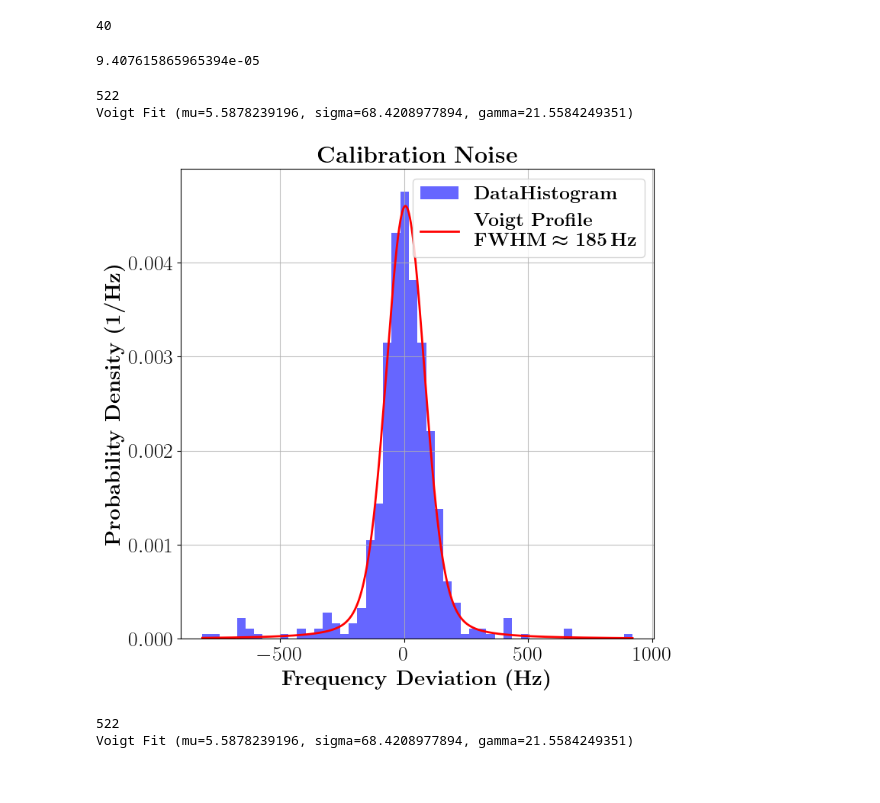
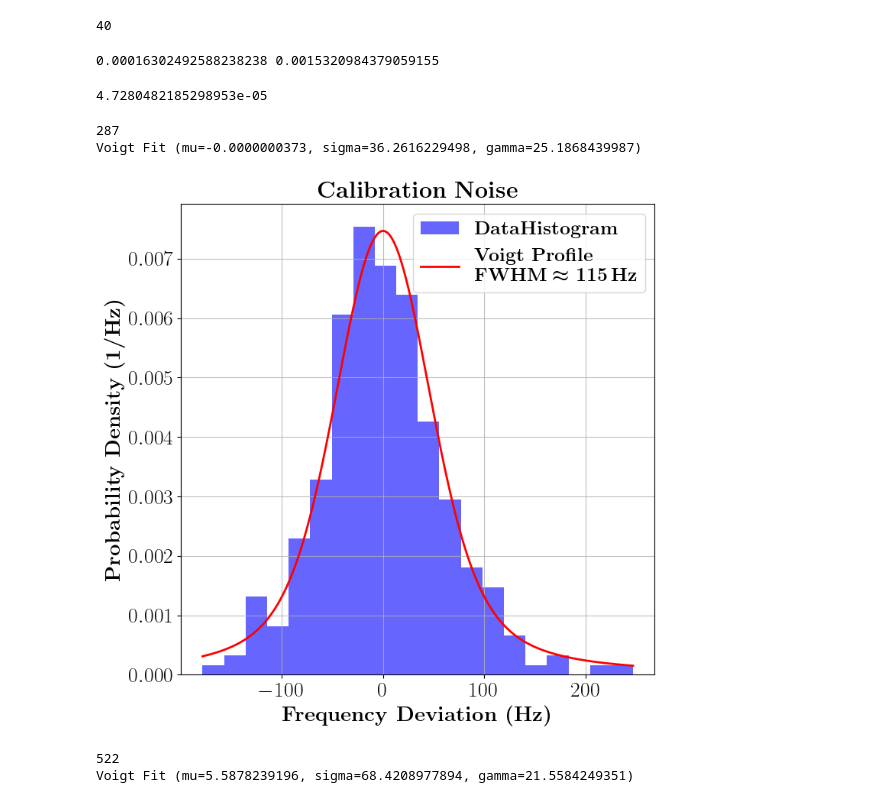
Before and after one commit to GauravTathed/PhD_python_scripts, a Jupyter notebook: Calibration_data_analysis/2pt_cali_analysis.ipynb, the cells around one changed output. Saved outputs shown, nothing was run; the diff lists cells and outputs as text; code cells hidden in the pictures.

```diff
--- a/Calibration_data_analysis/2pt_cali_analysis.ipynb
+++ b/Calibration_data_analysis/2pt_cali_analysis.ipynb
@@ -54,11 +54,11 @@ import matplotlib.pyplot as plt
 from datetime import datetime
 import numpy as np
 # Define the folder containing the files
-folder_path = "Z:\\Lab Data\\D52_Calibration_Ba137\\Fast_Ramsey_calibrations"
+folder_path = "Z:\\Lab Data\\D52_Calibration_Ba137\\RFSoC_Fast_Ramsey_calibrations"
 
 # Define date-time filter (Modify as needed)
 start_date = datetime(2025, 3, 1, 0, 0, 0)  # Change to desired start datetime
-end_date = datetime(2025, 3, 16, 23, 6, 59)  # Change to desired end datetime (Optional)
+end_date = datetime(2025, 11, 20, 23, 6, 59)  # Change to desired end datetime (Optional)
 
 # Lists to store the extracted data
 list_freqs = []
@@ -331,11 +331,11 @@ import json
 from datetime import datetime
 
 # Define the folder containing the files
-folder_path = "Z:\\Lab Data\\D52_Calibration_Ba137\\Fast_Ramsey_calibrations"
+folder_path = "Z:\\Lab Data\\D52_Calibration_Ba137\\RFSoC_Fast_Ramsey_calibrations"
 
 # Define date-time filter (Modify as needed)
 start_date = datetime(2025, 3, 1, 0, 0, 0)  # Change to desired start datetime
-end_date = datetime(2025, 6, 25, 11, 6, 59)  # Change to desired end datetime (Optional)
+end_date = datetime(2025, 11, 25, 11, 6, 59)  # Change to desired end datetime (Optional)
 
 # Lists to store the extracted data
 list_freqs = []
@@ -595,7 +597,7 @@ for i, fn_t in enumerate(unique_fn_t):
     ax.set_title(rf"$|6S_{{1/2}},F=2,m_F = {fn_t[0]}\rangle \rightarrow |5D_{{5/2}},\tilde{{F}}={fn_t[1]}, m_{{\tilde{{F}}}} = {fn_t[2]} \rangle$", fontsize = 10)
     ax.set_xlabel(r"$f_1 - f_0$", fontsize = 12)
     ax.set_ylabel(r"$f_n - f_0$", fontsize = 12)
-    ax.set_ylim(min(y_vals) + (max(y_vals)-min(y_vals))/2 - 0.025/2, min(y_vals) + (max(y_vals)-min(y_vals))/2 + 0.025/2)
+    ax.set_ylim(min(y_vals) + (max(y_vals)-min(y_vals))/2 - 0.002/2, min(y_vals) + (max(y_vals)-min(y_vals))/2 + 0.002/2)
     ax.legend()
     ax.grid(True)
 
@@ -605,6 +607,6 @@ for j in range(len(unique_fn_t), len(axes)):
 
 plt.tight_layout()
 # plt.savefig('fitted_calibration_data.png',dpi = 800)
-plt.savefig('Example_calibration_data.svg')
+plt.savefig('Example_calibration_data.png', dpi=800)
 plt.show()
 # %% [output]
@@ -613,10 +615,14 @@ plt.show()
 len(unique_fn_t)
 # %% [output]
 40
+# %%
+print(min(y_ranges), max(y_ranges))
+# %% [output]
+0.00016302492588238238 0.0015320984379059155
 # %%
 print(np.mean(np.abs(np.concatenate(deviations))))
 # %% [output]
-9.407615865965394e-05
+4.7280482185298953e-05
 # %%
 import numpy as np
 import matplotlib.pyplot as plt
@@ -653,41 +659,41 @@ print(f"Voigt Fit (mu={mu:.10f}, sigma={sigma:.10f}, gamma={gamma:.10f})")
 
 # Plot
 plt.figure(figsize = (8,8))
-plt.hist(data, bins=50, density=True, alpha=0.6, color='b', label="$\mathbf{Data Histogram}$")
+plt.hist(data, bins=20, density=True, alpha=0.6, color='b', label="$\mathbf{Data Histogram}$")
 
 # --- after amp, mu, sigma, gamma are known ---
 f_G = 2 * sigma * np.sqrt(2*np.log(2))      # Gaussian FWHM
 f_L = 2 * gamma                              # Lorentzian FWHM
 fwhm = 0.5346 * f_L + np.sqrt(0.2166*f_L**2 + f_G**2)
 # ---------------------------------------------
 legend_label = (
     r'\textbf{Voigt Profile}'         # first line, bold text
     '\n'                              # newline
     fr'\textbf{{FWHM}} \boldmath$\approx {fwhm:.0f}\,\mathrm{{Hz}}$'  # second line, LaTeX math
 )
 x = np.linspace(min(data), max(data), 1000)
 plt.plot(x, voigt_fit_func(x, *popt), 'r-', lw=2,
          label=legend_label)#fr'$\mathbf{{Voigt fit (FWHM={fwhm:.2f})}}$')
 
 
 # x = np.linspace(min(data), max(data), 1000)
 # plt.plot(x, voigt_fit_func(x, *popt), 'r-', lw=2,
 #          label=rf'Fitted PDF (FWHM \boldmath${}$)')
 #=fr"$V(x; \sigma, \gamma) = \dfrac{{\Re\left[w\left(\dfrac{{x + i\gamma}}{{\sigma \sqrt{{2}}}} \right)\right]}}{{\sigma \sqrt{{2\pi}}}}$" + \
       # f"\n$\mu = {mu:.2f}$ Hz, \n $\sigma = {sigma:.2f}$ Hz, \n $\gamma = {gamma:.2f}$ Hz"
 plt.xlabel(r"\textbf{Frequency Deviation (Hz)}",  fontsize = 20)
 plt.ylabel(r"\textbf{Probability Density (1/Hz)}", fontsize = 20)
 plt.title(r"\textbf{Calibration Noise}", fontsize = 22)
 plt.tick_params(labelsize = 20)
 # plt.yticks([])
 plt.legend(loc = 'upper right', fontsize = 18)
 plt.grid(alpha = 0.8)
-plt.savefig('Calibration_noise.svg')
+# plt.savefig('Calibration_noise.svg')
 plt.show()
 # %% [output]
-522
-Voigt Fit (mu=5.5878239196, sigma=68.4208977894, gamma=21.5584249351)
+287
+Voigt Fit (mu=-0.0000000373, sigma=36.2616229498, gamma=25.1868439987)
-[figure, old version]
+[figure, new version]
 # %%
 import numpy as np
 import matplotlib.pyplot as plt
```
Also changed, not shown: parts of 6 cells of this notebook, 3 other files.
